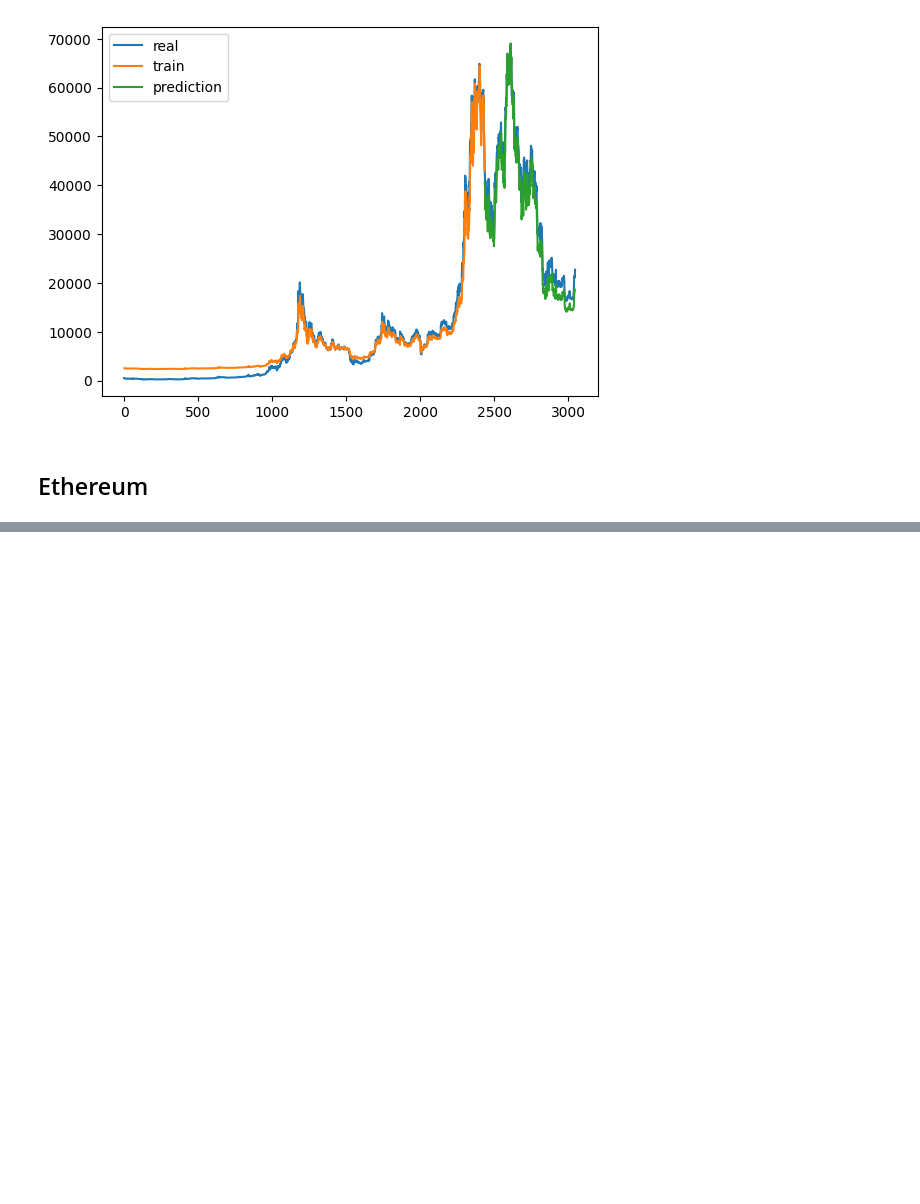
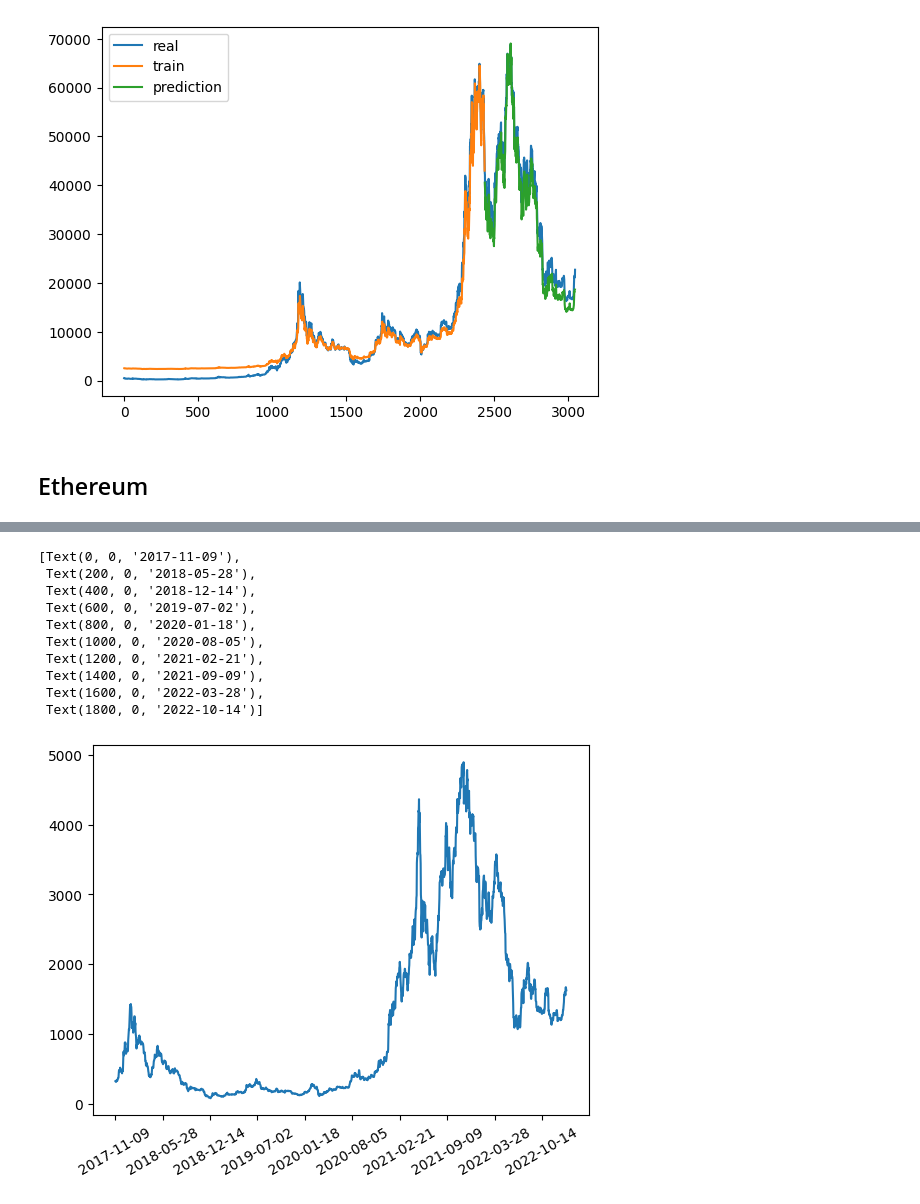
Before and after one commit to celdond/Crypto-Prediction-Set, a Jupyter notebook: bitcoin.ipynb, the cells around one changed output, grey strips where cells are left out. Saved outputs shown, nothing was run; the diff lists cells and outputs as text; code cells hidden in the pictures; blank space fills up the shorter version.

Commit message:
plots data from ETH

```diff
--- a/bitcoin.ipynb
+++ b/bitcoin.ipynb
@@ -198,0 +211,16 @@ data_eth = pd.read_csv('data/ETH.csv')
+# %%
+g = sns.lineplot(x = np.linspace(1,1902,1902), y = data_eth['High'].values.reshape(-1))
+g.set(xticks=np.arange(0,1902,200))
+g.set_xticklabels(rotation=30, labels = data_eth['Date'][0::200])
+# %% [output]
+[Text(0, 0, '2017-11-09'),
+ Text(200, 0, '2018-05-28'),
+ Text(400, 0, '2018-12-14'),
+ Text(600, 0, '2019-07-02'),
+ Text(800, 0, '2020-01-18'),
+ Text(1000, 0, '2020-08-05'),
+ Text(1200, 0, '2021-02-21'),
+ Text(1400, 0, '2021-09-09'),
+ Text(1600, 0, '2022-03-28'),
+ Text(1800, 0, '2022-10-14')]
+[figure, added]
```
Also changed, not shown: parts of 1 cell of this notebook.
